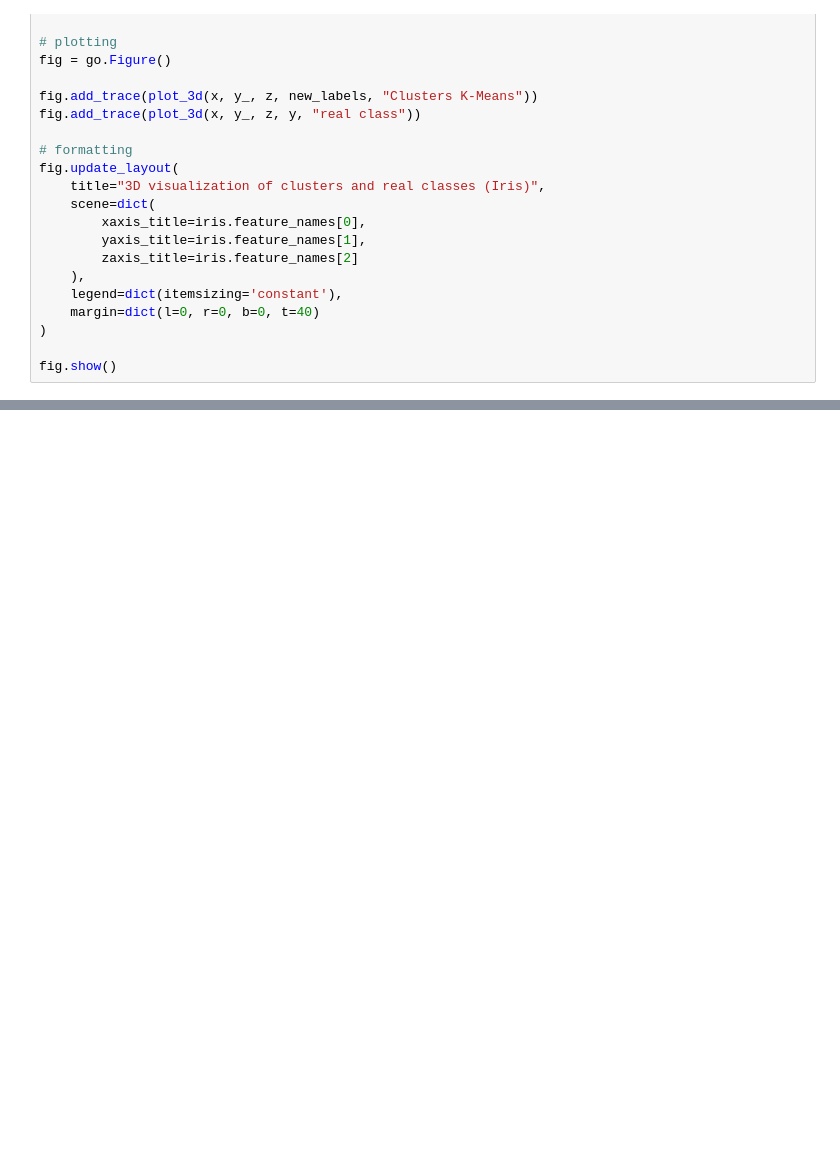
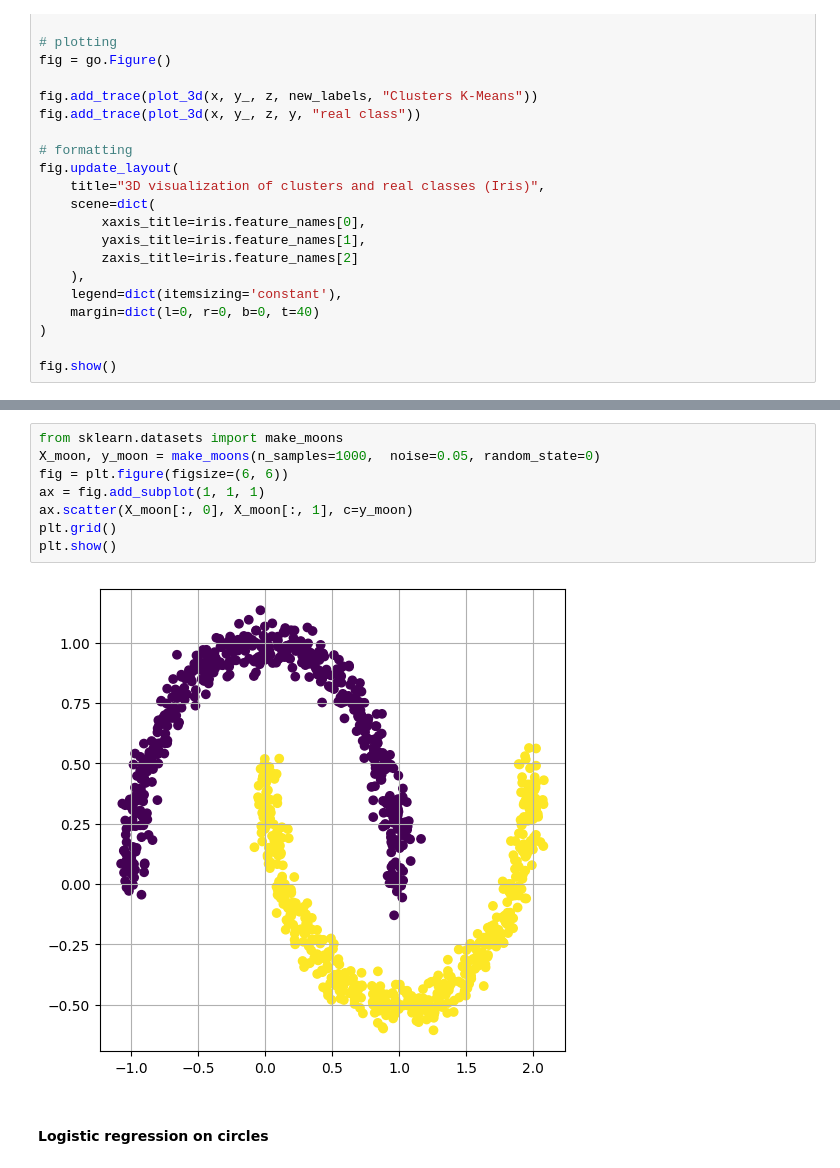
Before and after one commit to Samuel-JULLY/KMUTNB_internship, a Jupyter notebook: OpenClass/class_lvl1.ipynb, the cells around one changed output, grey strips where cells are left out. Saved outputs shown, nothing was run; the diff lists cells and outputs as text; blank space fills up the shorter version.

```diff
--- a/OpenClass/class_lvl1.ipynb
+++ b/OpenClass/class_lvl1.ipynb
@@ -1353,0 +1472,12 @@ fig.show()
+# %%
+from sklearn.datasets import make_moons
+X_moon, y_moon = make_moons(n_samples=1000,  noise=0.05, random_state=0)
+fig = plt.figure(figsize=(6, 6))
+ax = fig.add_subplot(1, 1, 1)
+ax.scatter(X_moon[:, 0], X_moon[:, 1], c=y_moon)
+plt.grid()
+plt.show()
+# %% [output]
+[figure, added]
+# %% [markdown]
+#### Logistic regression on circles
```
Also changed, not shown: parts of 21 cells of this notebook, 1 other file.
